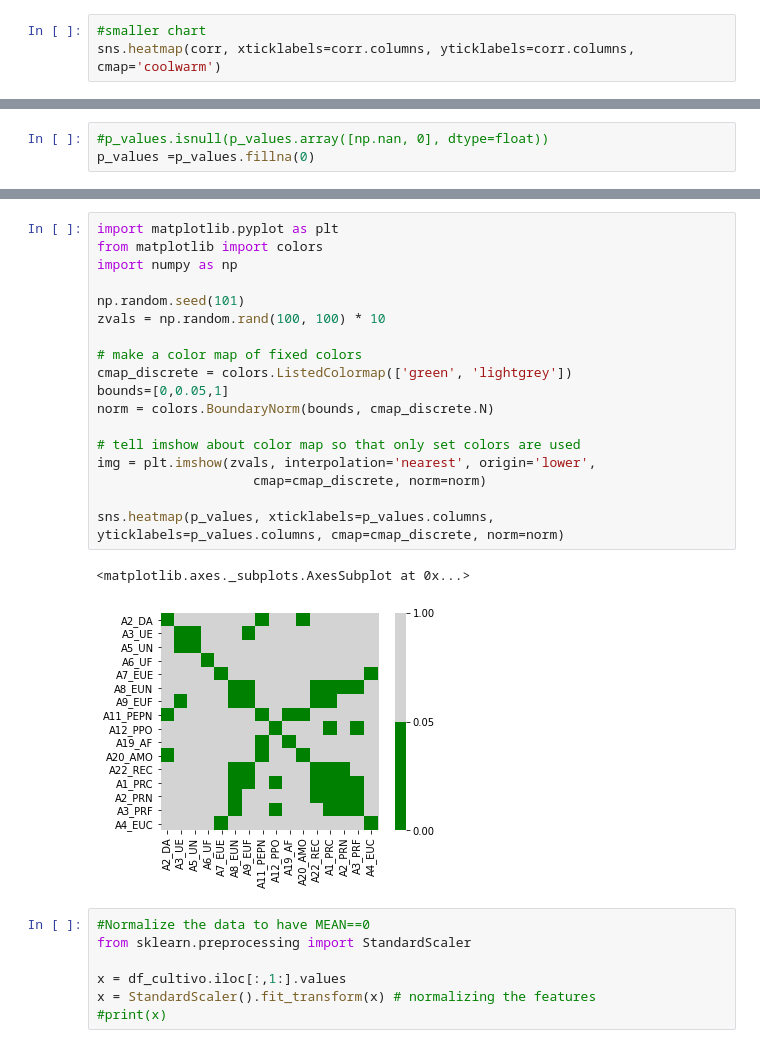
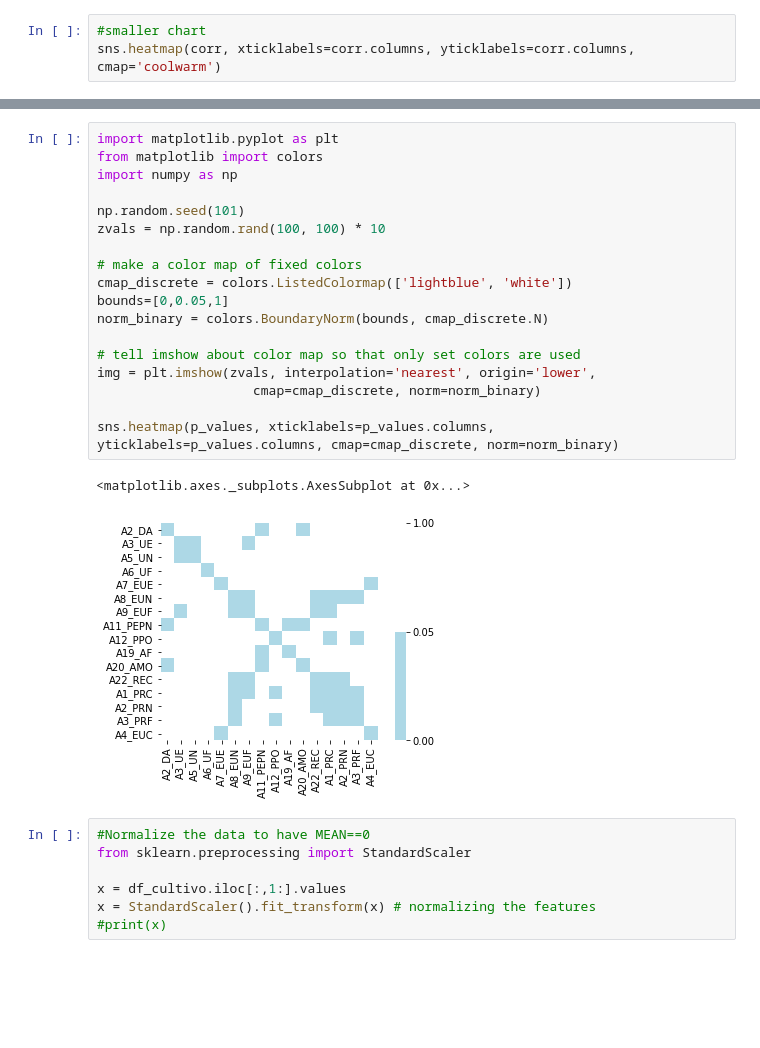
Before and after one commit to christianadriano/PCA_AquacultureSystem, a Jupyter notebook: PCA_KMeans_Environment_Carcinicultura.ipynb, the cells around one changed output, grey strips where cells are left out. Cells and saved outputs as stored; diff of their text form; blank space fills up the shorter version.

```diff
--- a/PCA_KMeans_Environment_Carcinicultura.ipynb
+++ b/PCA_KMeans_Environment_Carcinicultura.ipynb
@@ -105,3 +88,0 @@ Hover to magify
-# %%
-#p_values.isnull(p_values.array([np.nan, 0], dtype=float))
-p_values =p_values.fillna(0)
@@ -108,24 +116,24 @@ p_values =p_values.fillna(0)
 # %%
 import matplotlib.pyplot as plt
 from matplotlib import colors
 import numpy as np
 
 np.random.seed(101)
 zvals = np.random.rand(100, 100) * 10
 
 # make a color map of fixed colors
-cmap_discrete = colors.ListedColormap(['green', 'lightgrey'])
+cmap_discrete = colors.ListedColormap(['lightblue', 'white'])
 bounds=[0,0.05,1]
-norm = colors.BoundaryNorm(bounds, cmap_discrete.N)
+norm_binary = colors.BoundaryNorm(bounds, cmap_discrete.N)
 
 # tell imshow about color map so that only set colors are used
 img = plt.imshow(zvals, interpolation='nearest', origin='lower',
-                    cmap=cmap_discrete, norm=norm)
+                    cmap=cmap_discrete, norm=norm_binary)
 
-sns.heatmap(p_values, xticklabels=p_values.columns, yticklabels=p_values.columns, cmap=cmap_discrete, norm=norm)
+sns.heatmap(p_values, xticklabels=p_values.columns, yticklabels=p_values.columns, cmap=cmap_discrete, norm=norm_binary)
 # %% [output]
 <matplotlib.axes._subplots.AxesSubplot at 0x...>
-[figure, old version]
+[figure, new version]
 # %%
 #Normalize the data to have MEAN==0
 from sklearn.preprocessing import StandardScaler
```
Also changed, not shown: parts of 5 cells of this notebook.
